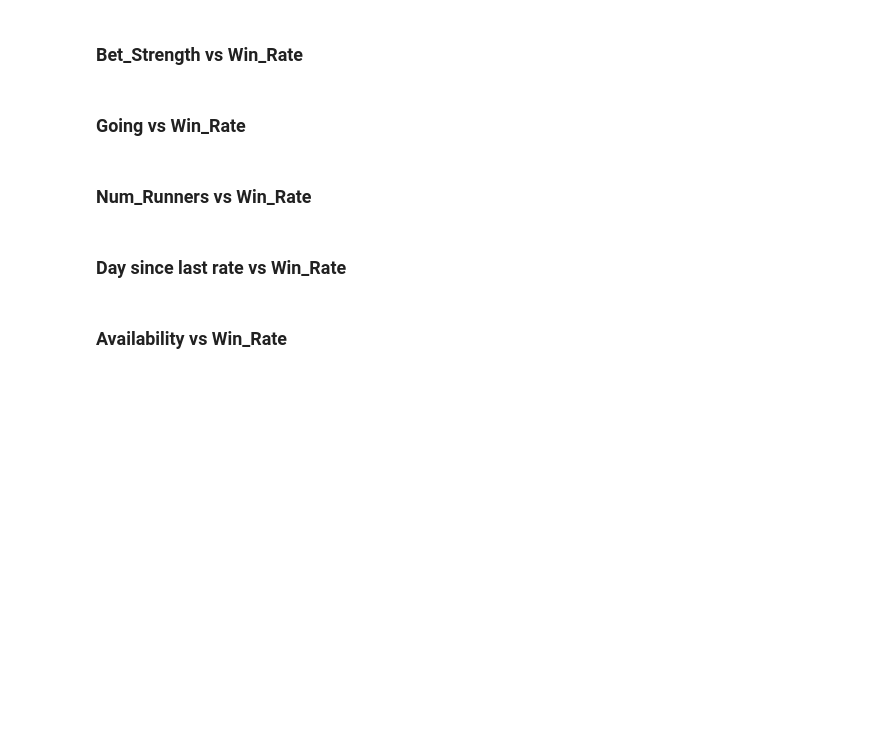
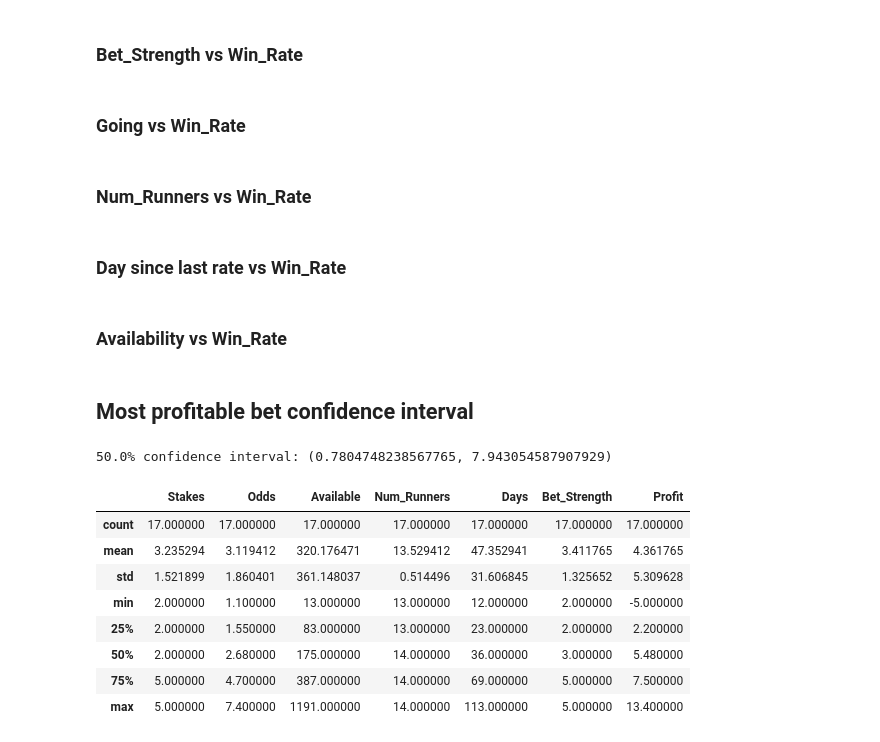
Before and after one commit to asadiceccarelli/horse-racing-betting, a Jupyter notebook: project/EDA.ipynb, the cells around one changed output. Drawn from its saved outputs; the diff is of its cells as text; code cells hidden in the pictures; blank space fills up the shorter version.

Commit message:
Calculate confidence intervals.

```diff
--- a/project/EDA.ipynb
+++ b/project/EDA.ipynb
@@ -248,3 +274,30 @@ data = [trace1, trace2]
 fig = go.Figure(data=data, layout=layout)
 fig.write_image('../images/available-win-rate.png', scale=10)
 fig
+# %% [markdown]
+## Most profitable bet confidence interval
+# %%
+most_profit = df[
+    (df.Num_Runners <= 14) & (df.Num_Runners >= 13) &
+    (df.Race_Type == 'CHASE') &
+    (df.Bet_Strength >= 2) &
+    ((df.Going == 'GOOD') | (df.Going == 'FIRM') | (df.Going == 'GOOD/FIRM') | (df.Going == 'FAST'))
+]
+
+mean = most_profit.describe()['Profit']['mean']
+std = most_profit.describe()['Profit']['std']
+confidence_level = 0.5
+
+print(f'{confidence_level*100}% confidence interval: {stats.norm.interval(confidence_level, loc=mean, scale=std)}')
+most_profit.describe()
+# %% [output]
+50.0% confidence interval: (0.7804748238567765, 7.943054587907929)
+|  | Stakes | Odds | Available | Num_Runners | Days | Bet_Strength | Profit |
+| count | 17.000000 | 17.000000 | 17.000000 | 17.000000 | 17.000000 | 17.000000 | 17.000000 |
+| mean | 3.235294 | 3.119412 | 320.176471 | 13.529412 | 47.352941 | 3.411765 | 4.361765 |
+| std | 1.521899 | 1.860401 | 361.148037 | 0.514496 | 31.606845 | 1.325652 | 5.309628 |
+| min | 2.000000 | 1.100000 | 13.000000 | 13.000000 | 12.000000 | 2.000000 | -5.000000 |
+| 25% | 2.000000 | 1.550000 | 83.000000 | 13.000000 | 23.000000 | 2.000000 | 2.200000 |
+| 50% | 2.000000 | 2.680000 | 175.000000 | 14.000000 | 36.000000 | 3.000000 | 5.480000 |
+| 75% | 5.000000 | 4.700000 | 387.000000 | 14.000000 | 69.000000 | 5.000000 | 7.500000 |
+| max | 5.000000 | 7.400000 | 1191.000000 | 14.000000 | 113.000000 | 5.000000 | 13.400000 |
```
Also changed, not shown: parts of 9 cells of this notebook, 13 other files.
